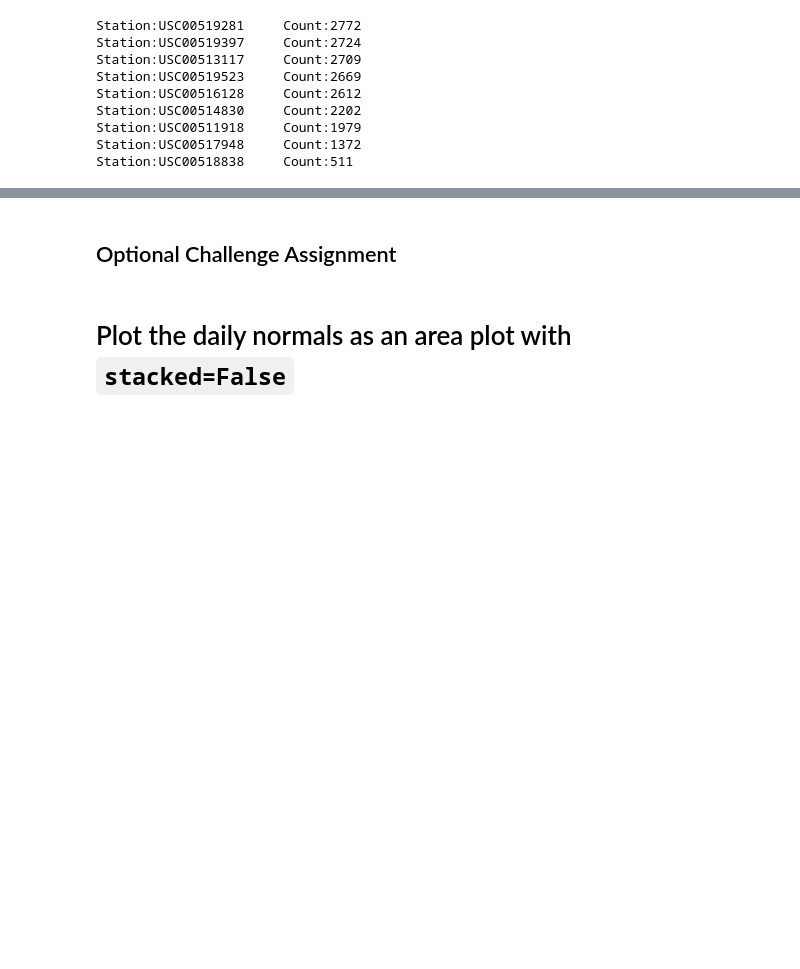
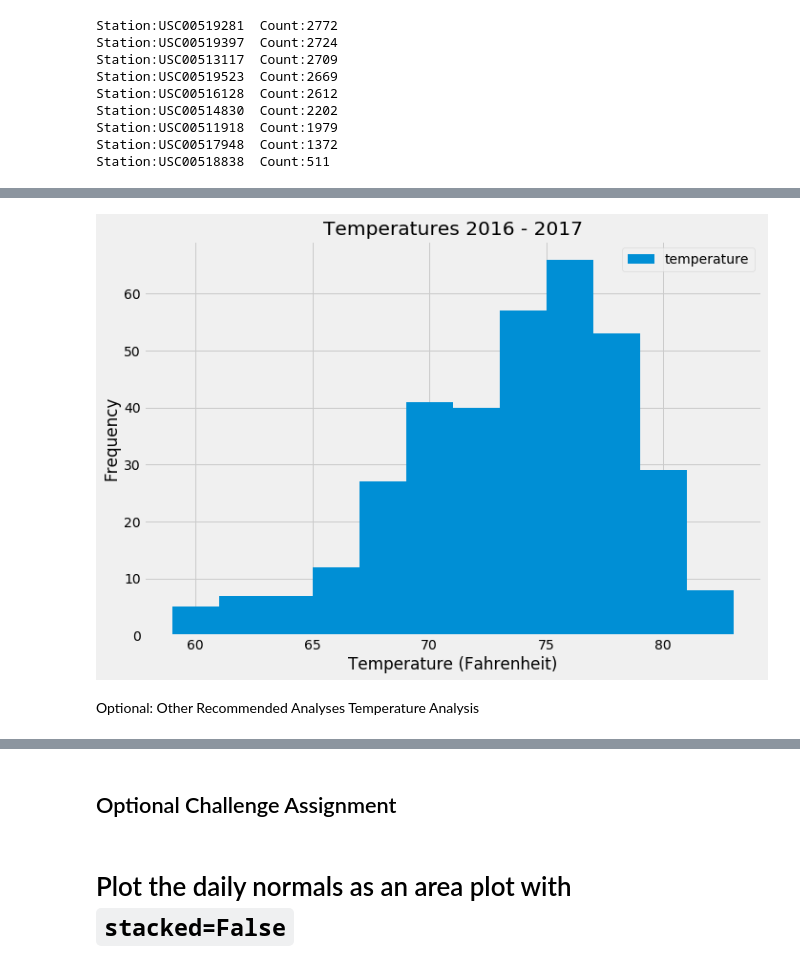
Before and after one commit to nusharama/Homework, a Jupyter notebook: Advanced-Data-Storage-and-Retrieval/Step 1 - Climate Analysis and Exploration-Final.ipynb, the cells around one changed output, grey strips where cells are left out. Cells and saved outputs as stored; diff of their text form; code cells hidden in the pictures; blank space fills up the shorter version.

```diff
--- a/Advanced-Data-Storage-and-Retrieval/Step 1 - Climate Analysis and Exploration-Final.ipynb
+++ b/Advanced-Data-Storage-and-Retrieval/Step 1 - Climate Analysis and Exploration-Final.ipynb
@@ -232,3 +232,9 @@ Station:USC00518838     Count:511
 # %%
 # Using the station id from the previous query, calculate the lowest temperature recorded,
 # highest temperature recorded, and average temperature most active station?
+most_active_station = 'USC00519281'
+summary_temps = session.query(func.min(Measurement.tobs), func.max(Measurement.tobs), func.avg(Measurement.tobs)).\
+    filter(Measurement.station == most_active_station).all()
+print(f"Lowest Temperature:  {round(summary_temps[0][0],2)} Fahrenheit")
+print(f"Highest Temperature: {round(summary_temps[0][1],2)} Fahrenheit")
+print(f"Average Temperature: {round(summary_temps[0][2],2)} Fahrenheit")
@@ -240,3 +245,33 @@ Station:USC00518838     Count:511
+# %%
+# Choose the station with the highest number of temperature observations.
+# Query the last 12 months of temperature observation data for this station and plot the results as a histogram
+highest_temp_obs = session.query(Measurement.date, Measurement.tobs).filter(Measurement.station == most_active_station).\
+filter(func. strftime("%Y-%m-%d", Measurement.date) >= dt.date(2016,8,23)).all()
+
+highest_temps_obs_df = pd.DataFrame(highest_temp_obs, columns = ["date", "temperature"])
+highest_temps_obs_df.head()
+
+
+#plot data
+fig, ax = plt.subplots(figsize = (10,7))
+highest_temps_obs_df.plot.hist(bins=12, ax = ax)
+
+#set title and labels
+ax.set_xlabel('Temperature (Fahrenheit)')
+ax.set_ylabel('Frequency')
+ax.set_title("Temperatures 2016 - 2017")
+
+#save figure
+# plt.savefig("Images/precip.png")
+
+#plot figure
+plt.tight_layout()
+plt.show()
+# %% [output]
+[figure, added]
+# %% [markdown]
+Optional: Other Recommended Analyses
+    Temperature Analysis
 # %%
 # This function called `calc_temps` will accept start date and end date in the format '%Y-%m-%d'
 # and return the minimum, average, and maximum temperatures for that range of dates
```
Also changed, not shown: parts of 8 cells of this notebook.
